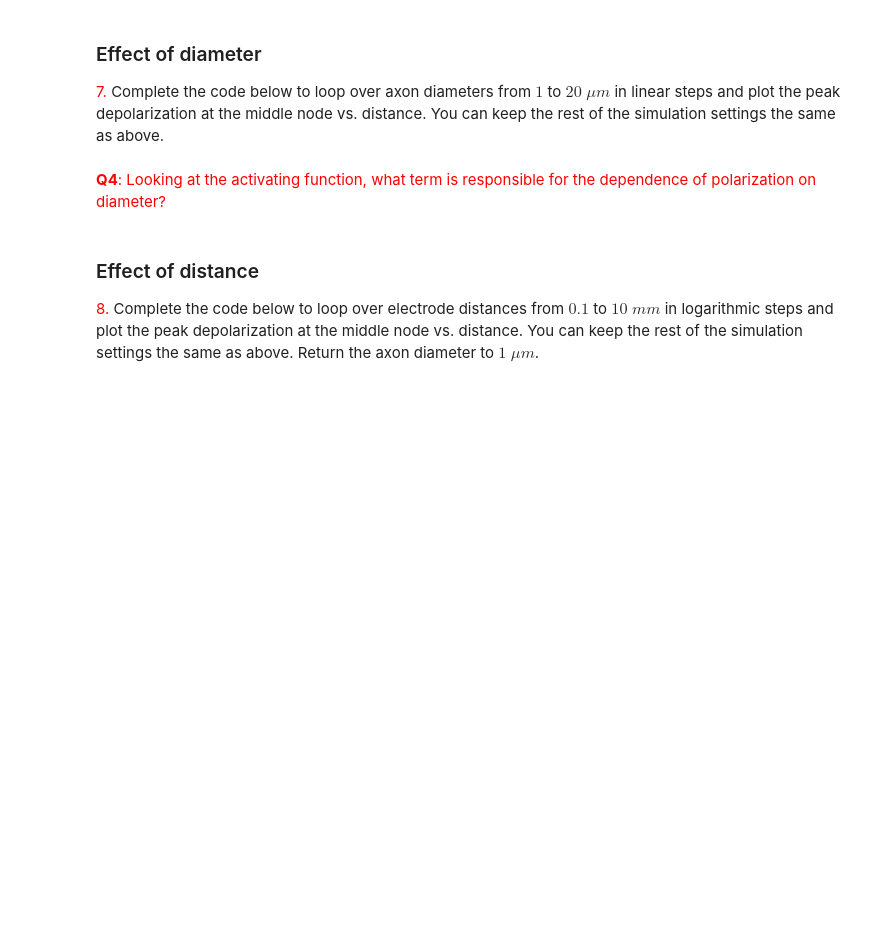
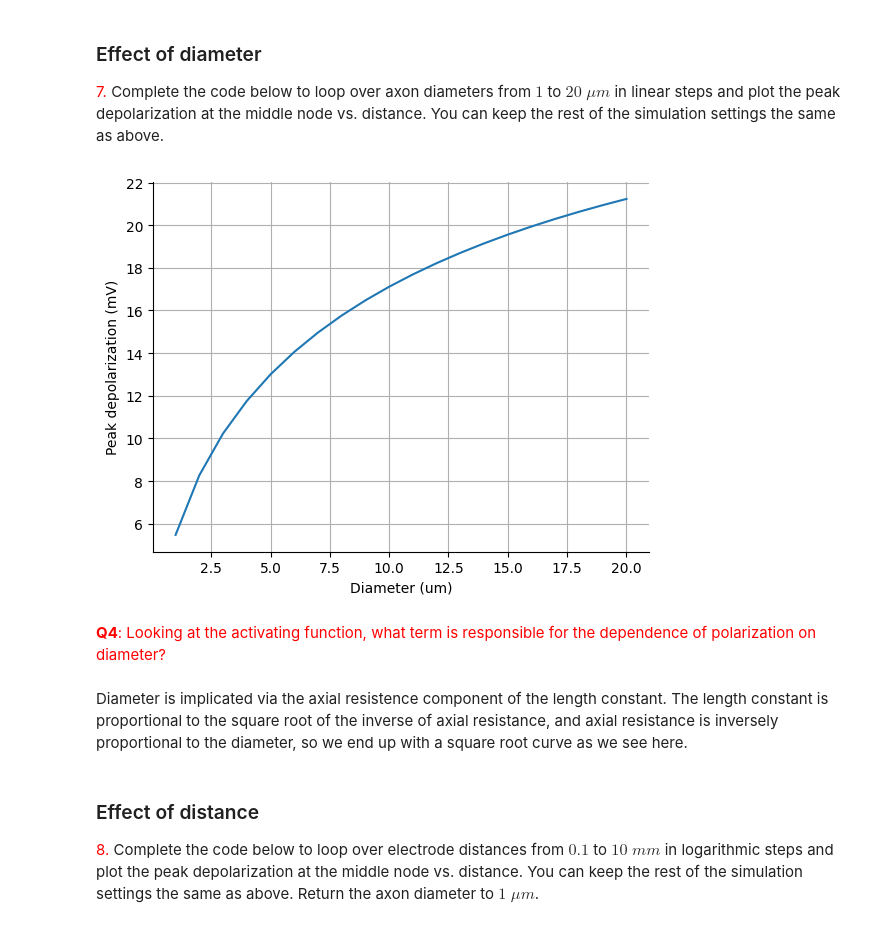
Before and after one commit to lw-miles24/12-CompModNervSys-ExtracellularStim, a Jupyter notebook: CompModNervSys_exercise12.ipynb, the cells around one changed output. Saved outputs shown, nothing was run; the diff lists cells and outputs as text; code cells hidden in the pictures; blank space fills up the shorter version.

```diff
--- a/CompModNervSys_exercise12.ipynb
+++ b/CompModNervSys_exercise12.ipynb
@@ -400,26 +380,31 @@ The magnitude of depolarization is inversely related to the *activation threshol
 <font color='red'>7.</font> Complete the code below to loop over axon diameters from $1$ to $20 \; \mu m$ in linear steps and plot the peak depolarization at the middle node vs. distance. You can keep the rest of the simulation settings the same as above.
 # %%
 # Define stimulation parameters
-diam_vec =  # µm - array of diameters
+diam_vec = np.arange(1,21,1) # µm - array of diameters
 x = 0.5
 x_index = get_closest_index(uaxon.x_vals,x)
 # Run simulations
 peakVm = []
 for d in diam_vec:
     uaxon.axon.diam = d
     Ve, tstim, stim = run_extracellular_stim(xelec,yelec,delay,duration,amp,uaxon)
-    # Append peak Vm at middle node to peakVm
-    # Your code goes here
+    # Append peak Vm at middle node (integer) to peakVm
+    Ve_spec = uaxon.seg_vs[x_index]
+    peakVm.append(Ve_spec.max())
 
 # Plot
 fig = plt.figure()
 ax = fig.add_subplot(111)
 ax.plot(diam_vec,np.array(peakVm))
 ax.set_xlabel('Diameter (um)')
 ax.set_ylabel('Peak depolarization (mV)')
 ax.grid('on')
+# %% [output]
+[figure, added]
 # %% [markdown]
 <font color='red'>**Q4**: Looking at the activating function, what term is responsible for the dependence of polarization on diameter? </font>
+# %% [markdown]
+Diameter is implicated via the axial resistence component of the length constant. The length constant is proportional to the square root of the inverse of axial resistance, and axial resistance is inversely proportional to the diameter, so we end up with a square root curve as we see here.
 # %% [markdown]
 ### Effect of distance
 
```
Also changed, not shown: parts of 12 cells of this notebook.
